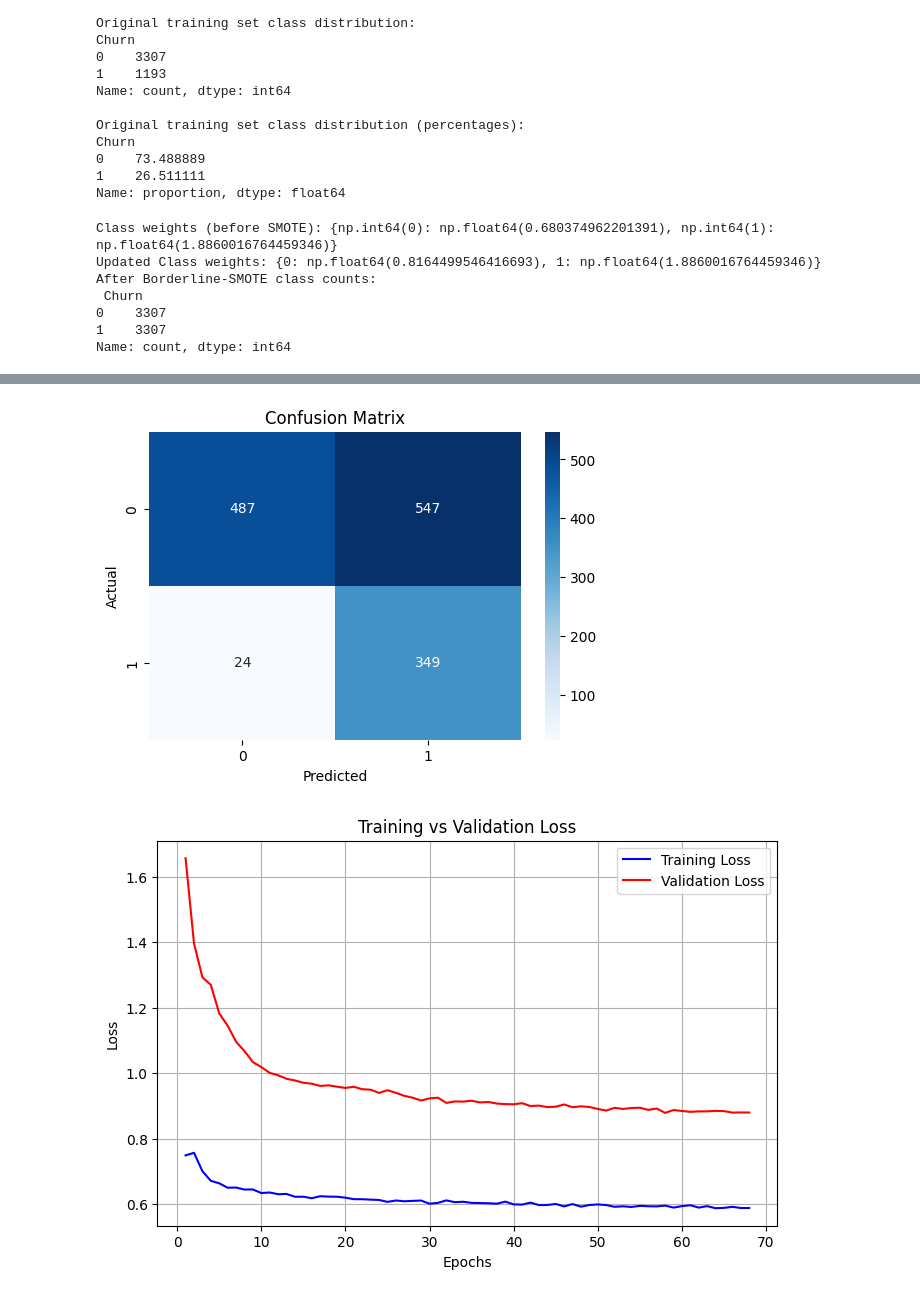
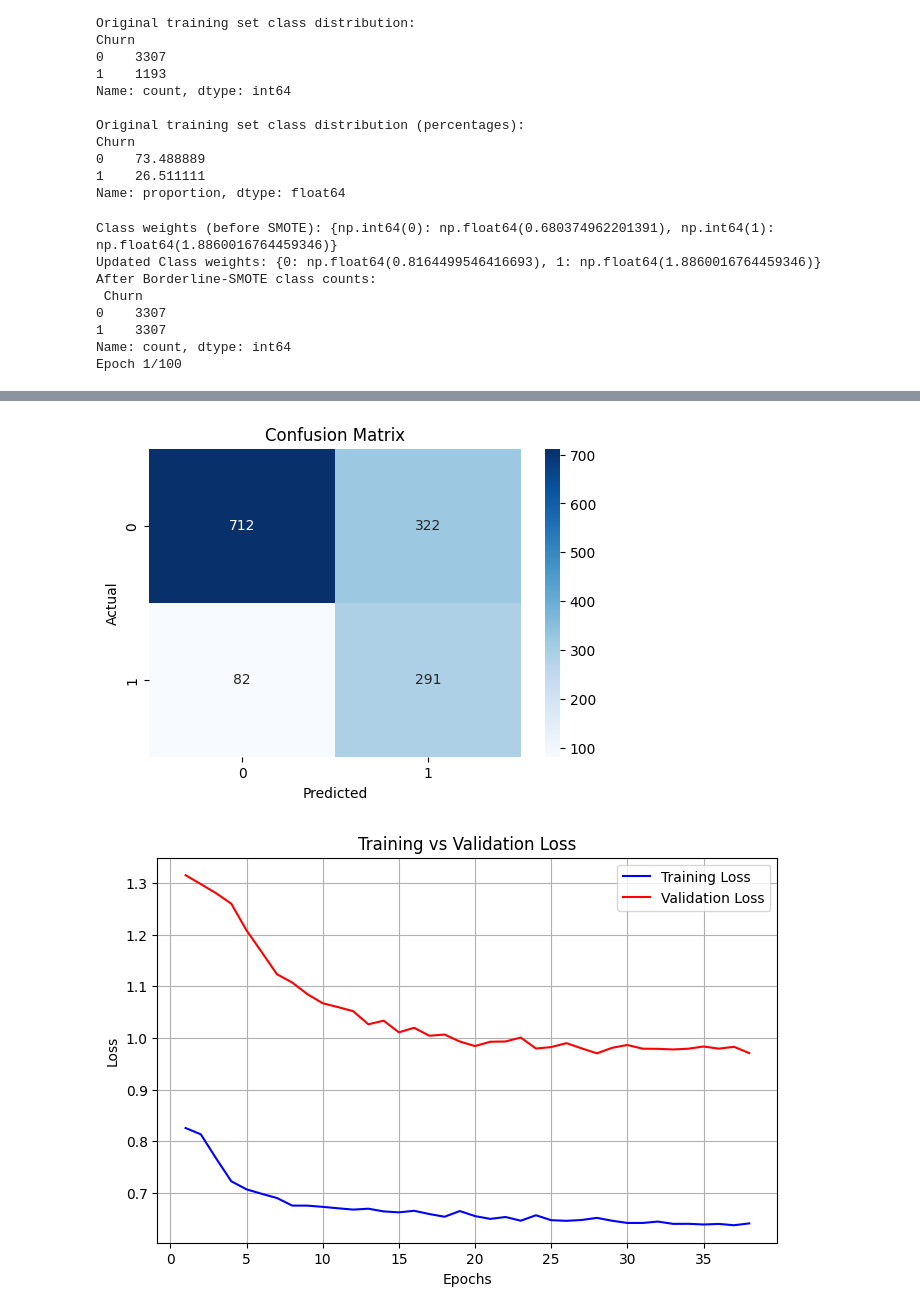
Before and after one commit to Kavishka2401/CustomerChurnPredictionSystem, a Jupyter notebook: Final_NN_Model.ipynb, the cells around one changed output, grey strips where cells are left out. Saved outputs shown, nothing was run; the diff lists cells and outputs as text; code cells hidden in the pictures.

```diff
--- a/Final_NN_Model.ipynb
+++ b/Final_NN_Model.ipynb
@@ -126,6 +126,7 @@ Churn
 1    26.511111
 Name: proportion, dtype: float64
 # %%
+from tensorflow.keras.regularizers import l2
 from tensorflow.keras.callbacks import EarlyStopping
 from tensorflow.keras.models import Sequential
 from tensorflow.keras.layers import Dense, Dropout
@@ -162,15 +163,17 @@ model.add(tf.keras.layers.Dense(
     units=32,
     activation='relu',
     input_shape=(X_train_res.shape[1],),
+    kernel_regularizer=l2(0.001)
 ))
-model.add(Dropout(0.2, seed=SEED))
+model.add(Dropout(0.3, seed=SEED))
 
 # Second hidden layer
 model.add(tf.keras.layers.Dense(
     units=16,
-    activation='relu'
+    activation='relu',
+    kernel_regularizer=l2(0.001)
 ))
-model.add(Dropout(0.2, seed=SEED))
+model.add(Dropout(0.3, seed=SEED))
 
 # Output layer
 model.add(tf.keras.layers.Dense(
@@ -224,10 +227,32 @@ history = model.fit(
     verbose=1,
     shuffle=False
 )
+from sklearn.metrics import f1_score, confusion_matrix
 
-y_train_pred = (model.predict(X_train_res) > 0.6).astype(int)
-y_val_pred = (model.predict(X_val) > 0.6).astype(int)
-y_test_pred = (model.predict(X_test) > 0.6).astype(int)
+# Get predicted probabilities for test set
+y_probs = model.predict(X_test).ravel()
+
+# Try different thresholds
+thresholds = np.arange(0.1, 0.9, 0.05)
+best_t = 0.5
+best_f1 = 0
+
+print("\nEvaluating thresholds...\n")
+
+for t in thresholds:
+    preds = (y_probs > t).astype(int)
+    f1 = f1_score(y_test, preds)
+    print(f"Threshold {t:.2f} → F1 = {f1:.4f}")
+
+    if f1 > best_f1:
+        best_f1 = f1
+        best_t = t
+
+print("\nBest Threshold:", best_t)
+
+y_train_pred = (model.predict(X_train_res) > best_t).astype(int)
+y_val_pred = (model.predict(X_val) > best_t).astype(int)
+y_test_pred = (model.predict(X_test) > best_t).astype(int)
 
 # Evaluate on test set
 results = model.evaluate(X_test, y_test)
@@ -286,3 +311,4 @@ After Borderline-SMOTE class counts:
 0    3307
 1    3307
 Name: count, dtype: int64
+Epoch 1/100
@@ -306,2 +332,2 @@ Confusion Matrix:
-[figure, old version]
+[figure, new version]
-[figure, old version]
+[figure, new version]
```
Also changed, not shown: parts of 1 cell of this notebook.
